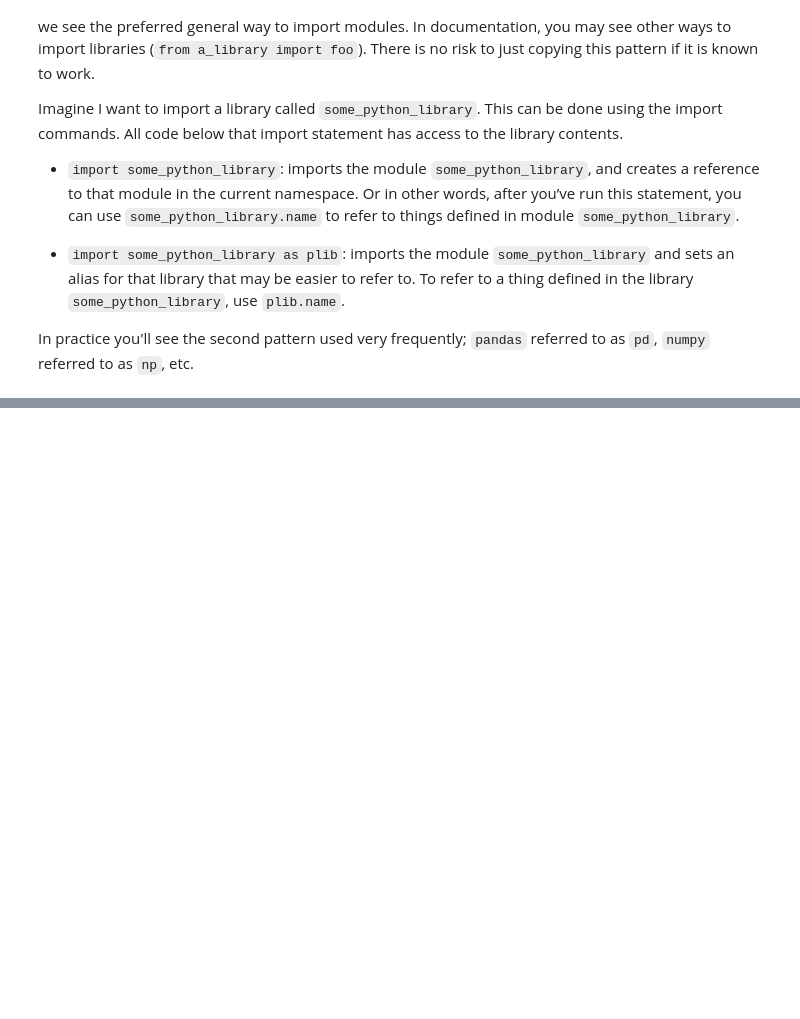
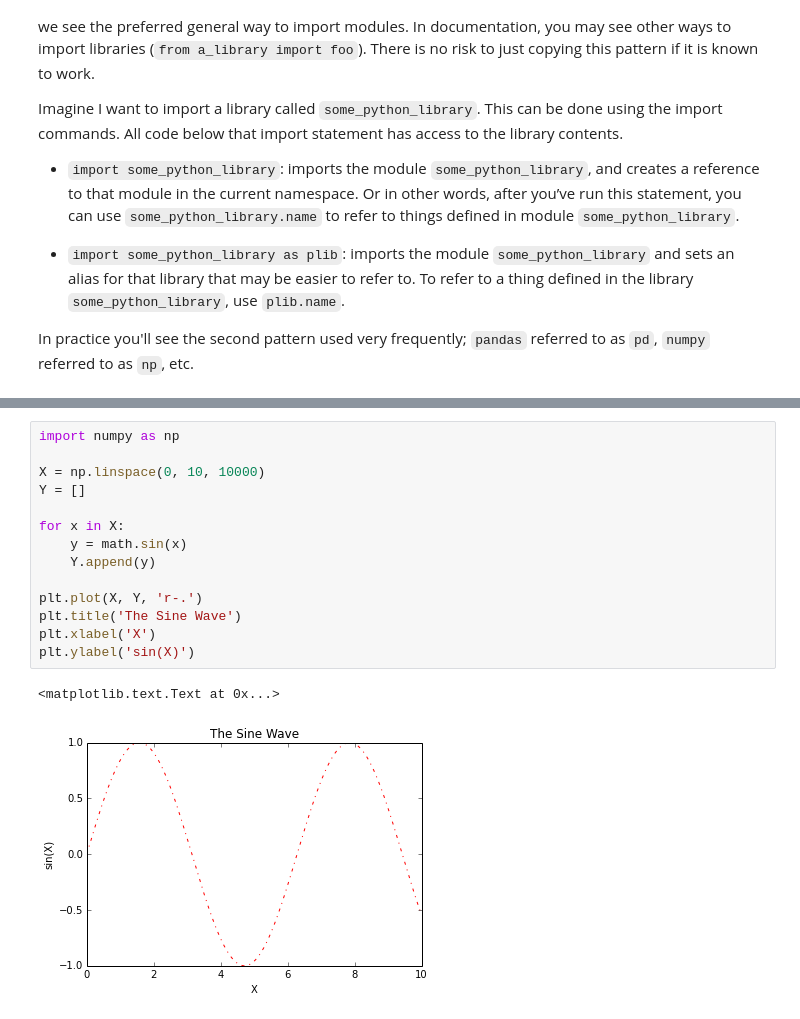
Before and after one commit to jattenberg/PDS-Spring-2014, a Jupyter notebook: ipython_notebooks/Python Basics (Practical Data Science).ipynb, the cells around one changed output, grey strips where cells are left out. Cells and saved outputs as stored; diff of their text form; blank space fills up the shorter version.

```diff
--- a/ipython_notebooks/Python Basics (Practical Data Science).ipynb
+++ b/ipython_notebooks/Python Basics (Practical Data Science).ipynb
@@ -792,0 +809,17 @@ Matplotlib is one of the first python libraries a budding data scientist is like
+# %%
+import numpy as np
+
+X = np.linspace(0, 10, 10000)
+Y = []
+
+for x in X:
+    y = math.sin(x)
+    Y.append(y)
+
+plt.plot(X, Y, 'r-.')
+plt.title('The Sine Wave')
+plt.xlabel('X')
+plt.ylabel('sin(X)')
+# %% [output]
+<matplotlib.text.Text at 0x...>
+[figure, added]
```
Also changed, not shown: parts of 14 cells of this notebook, 1 other file.
